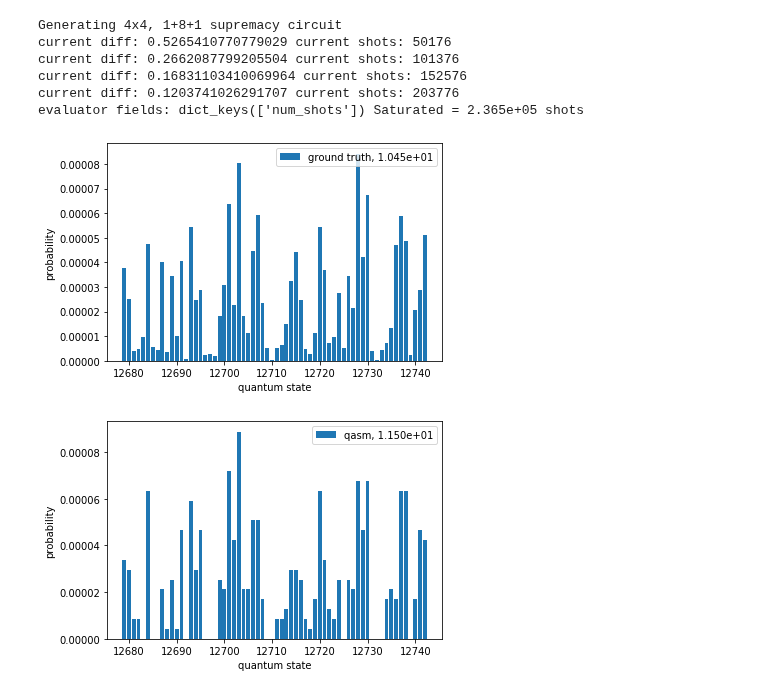
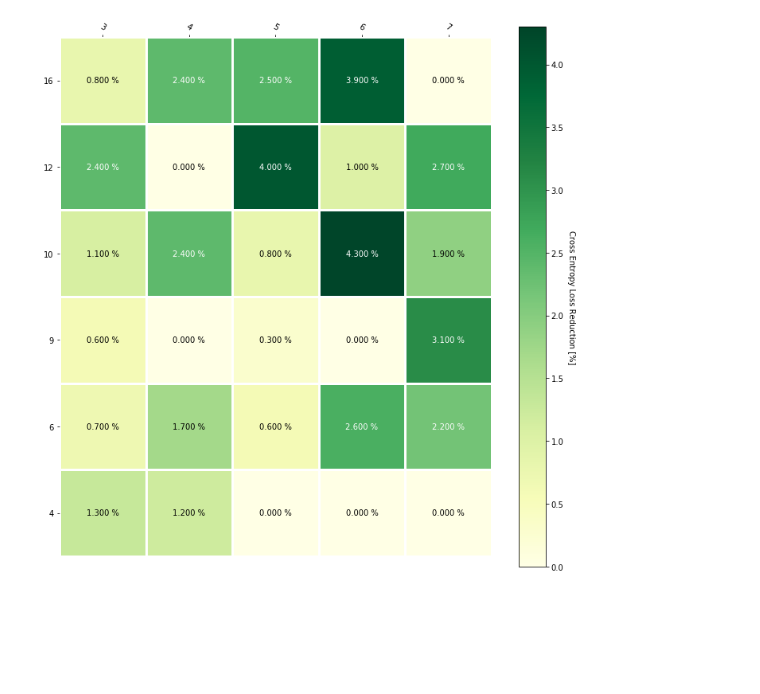
Before and after one commit to teaguetomesh/dqva-and-circuit-cutting, a Jupyter notebook: test.ipynb, the cells around one changed output. Drawn from its saved outputs; the diff is of its cells as text; code cells hidden in the pictures; blank space fills up the shorter version.

Commit message:
better visualization

```diff
--- a/test.ipynb
+++ b/test.ipynb
@@ -1,54 +0,0 @@
-# %%
-from qcg.generators import gen_supremacy, gen_hwea
-from helper_fun import evaluate_circ, get_evaluator_info, cross_entropy
-from qiskit import Aer, IBMQ, execute
-from time import time
-import numpy as np
-from qiskit.circuit.quantumregister import QuantumRegister
-from qiskit.ignis.mitigation.measurement import (complete_meas_cal, tensored_meas_cal,CompleteMeasFitter, TensoredMeasFitter)
-from qiskit.compiler import transpile, assemble
-import matplotlib.pyplot as plt
-
-device_name = 'ibmq_boeblingen'
-circ = gen_supremacy(4,4,8)
-
-ground_truth = evaluate_circ(circ=circ,backend='statevector_simulator',evaluator_info=None)
-
-evaluator_info = get_evaluator_info(circ=circ,device_name=device_name,fields=['num_shots'])
-print('evaluator fields:',evaluator_info.keys(),'Saturated = %.3e shots'%evaluator_info['num_shots'])
-qasm_noiseless_fc = evaluate_circ(circ=circ,backend='noiseless_qasm_simulator',evaluator_info=evaluator_info)
-# %% [output]
-Generating 4x4, 1+8+1 supremacy circuit
-current diff: 0.5265410770779029 current shots: 50176
-current diff: 0.2662087799205504 current shots: 101376
-current diff: 0.16831103410069964 current shots: 152576
-current diff: 0.1203741026291707 current shots: 203776
-evaluator fields: dict_keys(['num_shots']) Saturated = 2.365e+05 shots
-# %%
-arbitrary_start = 12679
-plot_range = min(64,len(ground_truth))
-x = np.arange(len(ground_truth))[arbitrary_start:arbitrary_start+plot_range]
-
-plt.figure()
-plt.bar(x,height=ground_truth[arbitrary_start:arbitrary_start+plot_range],label='ground truth, %.3e'%cross_entropy(ground_truth,ground_truth))
-plt.xlabel('quantum state')
-plt.ylabel('probability')
-plt.legend()
-plt.show()
-
-# plt.figure()
-# plt.bar(x,height=hw[:plot_range],label='hardware, %.3e'%cross_entropy(ground_truth,hw))
-# plt.xlabel('quantum state')
-# plt.ylabel('probability')
-# plt.legend()
-# plt.show()
-
-plt.figure()
-plt.bar(x,height=qasm_noiseless_fc[arbitrary_start:arbitrary_start+plot_range],label='qasm, %.3e'%cross_entropy(ground_truth,qasm_noiseless_fc))
-plt.xlabel('quantum state')
-plt.ylabel('probability')
-plt.legend()
-plt.show()
-# %% [output]
-[figure, removed]
-[figure, removed]
@@ -54,0 +124,21 @@ plt.show()
+# %%
+vegetables = [16,12,10,9,6,4]
+farmers = [3,4,5,6,7]
+
+harvest = np.array([[0.8, 2.4, 2.5, 3.9, 0.0],
+                    [2.4, 0.0, 4.0, 1.0, 2.7],
+                    [1.1, 2.4, 0.8, 4.3, 1.9],
+                    [0.6, 0.0, 0.3, 0.0, 3.1],
+                    [0.7, 1.7, 0.6, 2.6, 2.2],
+                    [1.3, 1.2, 0.0, 0.0, 0.0]])
+
+fig, ax = plt.subplots(figsize=(10,10))
+
+im, cbar = heatmap(harvest, vegetables, farmers, ax=ax,
+                   cmap="YlGn", cbarlabel="Cross Entropy Loss Reduction [%]")
+texts = annotate_heatmap(im, valfmt="{x:.3f} %")
+
+fig.tight_layout()
+plt.show()
+# %% [output]
+[figure, added]
```
Also changed, not shown: parts of 1 cell of this notebook, 5 other files.
